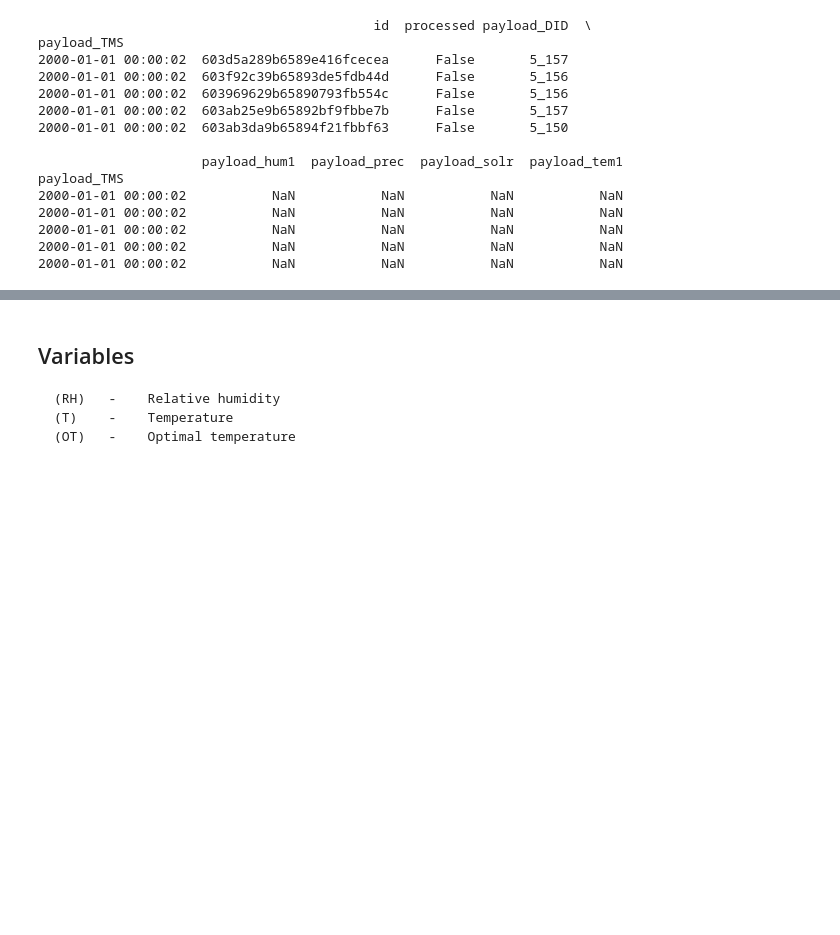
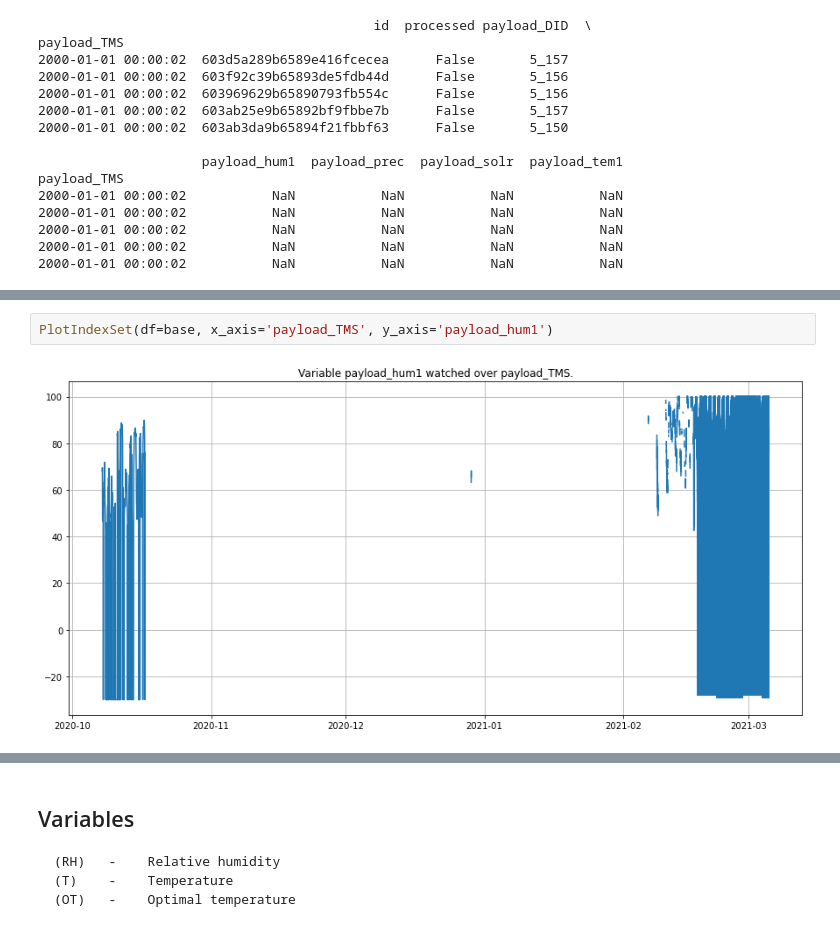
Before and after one commit to epberdugoc/agranimo, a Jupyter notebook: intento.ipynb, the cells around one changed output, grey strips where cells are left out. Cells and saved outputs as stored; diff of their text form; blank space fills up the shorter version.

```diff
--- a/intento.ipynb
+++ b/intento.ipynb
@@ -256,0 +288,4 @@ plt.show()
+# %%
+PlotIndexSet(df=base, x_axis='payload_TMS', y_axis='payload_hum1')
+# %% [output]
+[figure, added]
```
Also changed, not shown: parts of 11 cells of this notebook.
